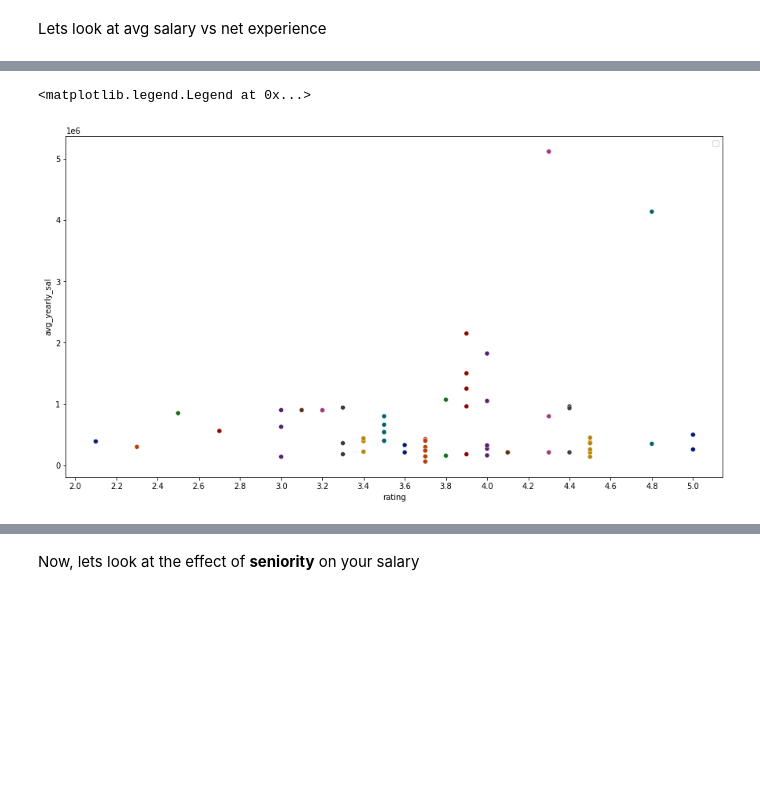
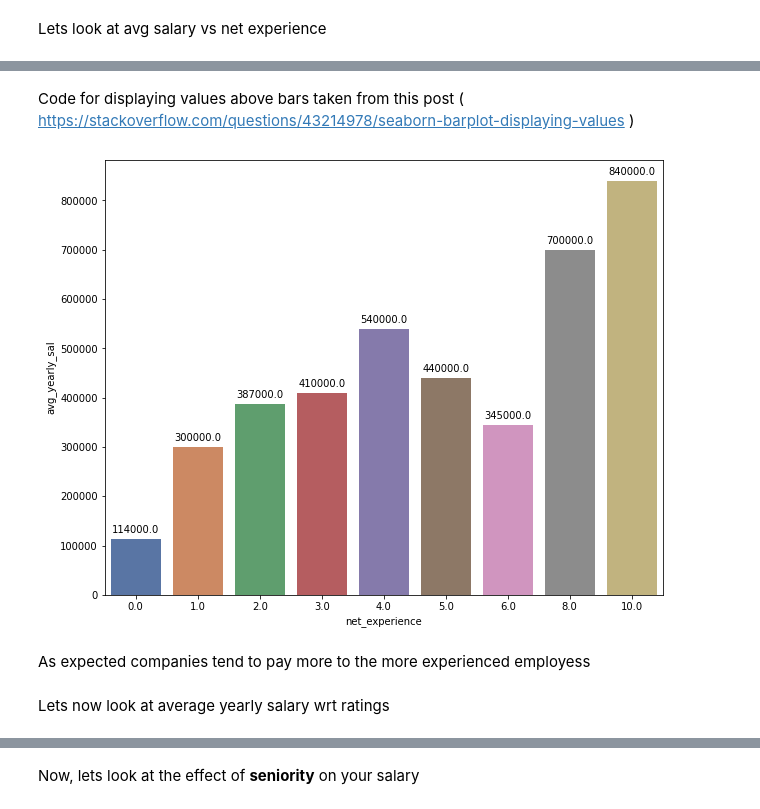
Before and after one commit to blaze-fire/Salary-Predictor, a Jupyter notebook: EDA.ipynb, the cells around one changed output, grey strips where cells are left out. Saved outputs shown, nothing was run; the diff lists cells and outputs as text; code cells hidden in the pictures; blank space fills up the shorter version.

```diff
--- a/EDA.ipynb
+++ b/EDA.ipynb
@@ -129,8 +112,21 @@ sns.barplot(x='net_experience', y='avg_yearly_sal', data=df[(df['avg_yearly_sal'
-# %%
-plt.figure(figsize=(15,8))
-sns.scatterplot(x='rating', y='avg_yearly_sal', data=df[(df['avg_yearly_sal'] != 0) & (df['rating']>0)], palette='dark', hue='rating')
-plt.xticks(np.arange(2,5.1,0.2))
-plt.legend('')
-# %% [output]
-<matplotlib.legend.Legend at 0x...>
-[figure, removed]
+# %% [markdown]
+Code for displaying values above bars taken from this post ( https://stackoverflow.com/questions/43214978/seaborn-barplot-displaying-values )
+# %%
+freq = df.groupby(['net_experience'])['avg_yearly_sal'].median()
+freq = freq[freq>0]
+freq = pd.DataFrame([freq.index, freq.values]).T
+freq.columns = ['net_experience','avg_yearly_sal']
+# %%
+splot = sns.barplot(x='net_experience', y='avg_yearly_sal', data=freq, palette='deep' )
+for p in splot.patches:
+                  splot.annotate(format(p.get_height(), '.1f'),
+                  (p.get_x() + p.get_width() / 2., p.get_height()),
+                  ha = 'center', va = 'center',
+                  xytext = (0, 9),
+                  textcoords = 'offset points')
+# %% [output]
+[figure, added]
+# %% [markdown]
+As expected companies tend to pay more to the more experienced employess <br>
+# %% [markdown]
+Lets now look at average yearly salary wrt ratings
```
Also changed, not shown: parts of 19 cells of this notebook, 17 other files.
